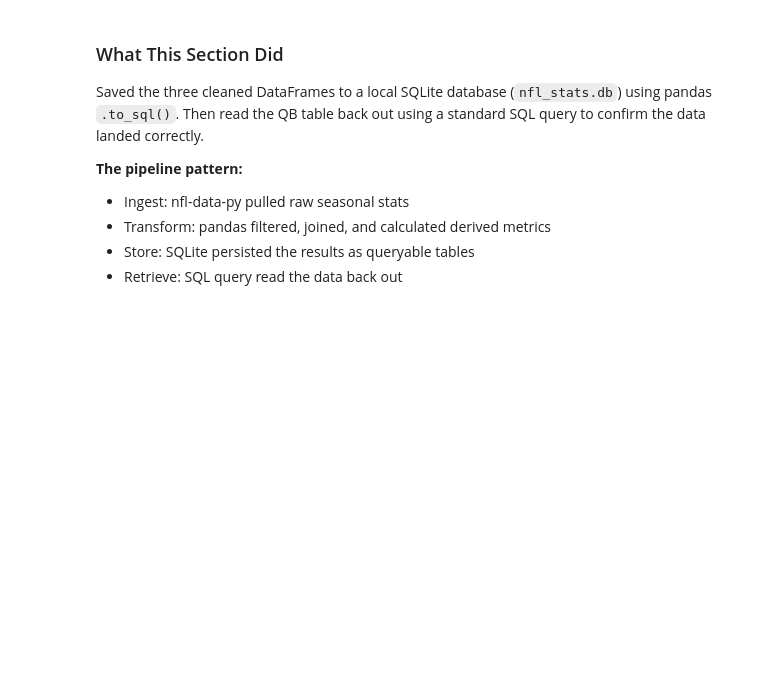
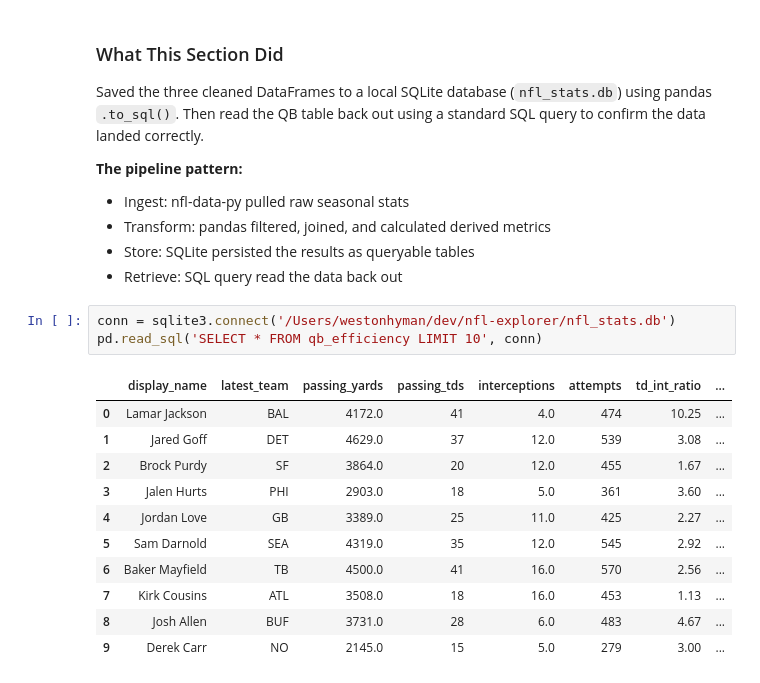
Before and after one commit to weston66/nfl-explorer, a Jupyter notebook: nfl-exploration2.ipynb, the cells around one changed output. Cells and saved outputs as stored; diff of their text form; blank space fills up the shorter version.

```diff
--- a/nfl-exploration2.ipynb
+++ b/nfl-exploration2.ipynb
@@ -213,3 +213,18 @@ SQL query to confirm the data landed correctly.
 - Transform: pandas filtered, joined, and calculated derived metrics
 - Store: SQLite persisted the results as queryable tables
 - Retrieve: SQL query read the data back out
+# %%
+conn = sqlite3.connect('/Users/westonhyman/dev/nfl-explorer/nfl_stats.db')
+pd.read_sql('SELECT * FROM qb_efficiency LIMIT 10', conn)
+# %% [output]
+|  | display_name | latest_team | passing_yards | passing_tds | interceptions | attempts | td_int_ratio | ... |
+| 0 | Lamar Jackson | BAL | 4172.0 | 41 | 4.0 | 474 | 10.25 | ... |
+| 1 | Jared Goff | DET | 4629.0 | 37 | 12.0 | 539 | 3.08 | ... |
+| 2 | Brock Purdy | SF | 3864.0 | 20 | 12.0 | 455 | 1.67 | ... |
+| 3 | Jalen Hurts | PHI | 2903.0 | 18 | 5.0 | 361 | 3.60 | ... |
+| 4 | Jordan Love | GB | 3389.0 | 25 | 11.0 | 425 | 2.27 | ... |
+| 5 | Sam Darnold | SEA | 4319.0 | 35 | 12.0 | 545 | 2.92 | ... |
+| 6 | Baker Mayfield | TB | 4500.0 | 41 | 16.0 | 570 | 2.56 | ... |
+| 7 | Kirk Cousins | ATL | 3508.0 | 18 | 16.0 | 453 | 1.13 | ... |
+| 8 | Josh Allen | BUF | 3731.0 | 28 | 6.0 | 483 | 4.67 | ... |
+| 9 | Derek Carr | NO | 2145.0 | 15 | 5.0 | 279 | 3.00 | ... |
```
Also changed, not shown: parts of 1 cell of this notebook, 15 other files.
